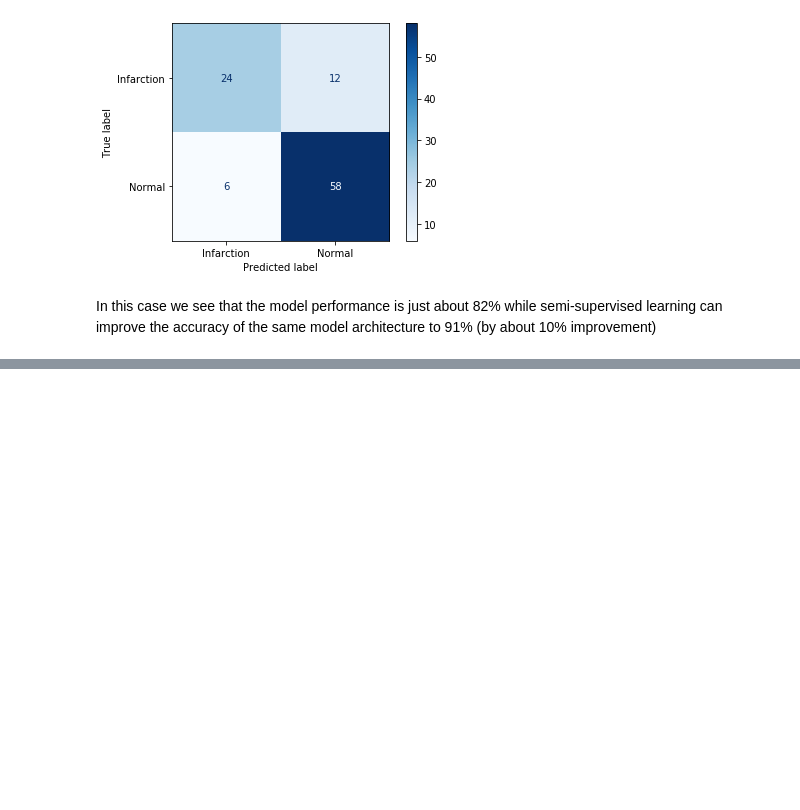
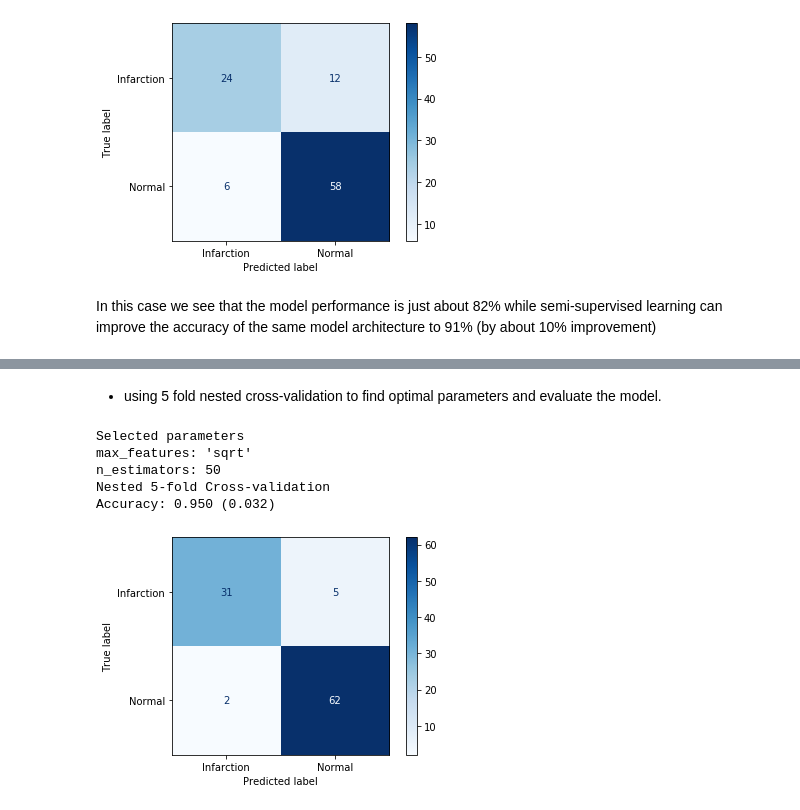
Before and after one commit to palawat/ECG-Classification-with-Semi-supervised-Learning, a Jupyter notebook: semisupervised_LSTM.ipynb, the cells around one changed output, grey strips where cells are left out. Drawn from its saved outputs; the diff is of its cells as text; code cells hidden in the pictures; blank space fills up the shorter version.

```diff
--- a/semisupervised_LSTM.ipynb
+++ b/semisupervised_LSTM.ipynb
@@ -265,0 +298,43 @@ In this case we see that the model performance is just about 82% while semi-supe
+# %%
+model = load_model('semi_supervised_lstm.h5')
+latent_model = tf.keras.models.Model(inputs=model.input, outputs=model.layers[-2].output)
+# %%
+encoded_train = latent_model.predict(X_train)
+encoded_test = latent_model.predict(X_test)
+# %% [markdown]
+- using 5 fold nested cross-validation to find optimal parameters and evaluate the model.
+# %%
+model = RandomForestClassifier(random_state=0)
+
+parameters = {'n_estimators':[10, 50, 100],
+             'max_features':['sqrt']}
+
+# configure the cross-validation procedure
+cv_inner = StratifiedKFold(n_splits=5, shuffle=True, random_state=1)
+cv_outer = StratifiedKFold(n_splits=5, shuffle=True, random_state=1)
+
+clf = GridSearchCV(model, parameters, n_jobs=-1, cv=cv_inner, refit=True)
+clf.fit(encoded_train,y_train)
+print('Selected parameters')
+for param_name in sorted(parameters.keys()):
+    print("%s: %r" % (param_name, clf.best_params_[param_name]))
+
+# execute the nested cross-validation
+acc_scores = cross_val_score(clf, encoded_train,y_train, scoring='accuracy', cv=cv_outer, n_jobs=-1)
+# report performance
+print('Nested 5-fold Cross-validation')
+print('Accuracy: %.3f (%.3f)' % (np.mean(acc_scores), np.std(acc_scores)))
+# %% [output]
+Selected parameters
+max_features: 'sqrt'
+n_estimators: 50
+Nested 5-fold Cross-validation
+Accuracy: 0.950 (0.032)
+# %%
+y_pred = clf.predict(encoded_test)
+cm = confusion_matrix(y_test, y_pred)
+disp = ConfusionMatrixDisplay(confusion_matrix=cm, display_labels=["Infarction", "Normal"])
+disp.plot(cmap=plt.cm.Blues)
+plt.show()
+# %% [output]
+[figure, added]
```
Also changed, not shown: parts of 14 cells of this notebook.
